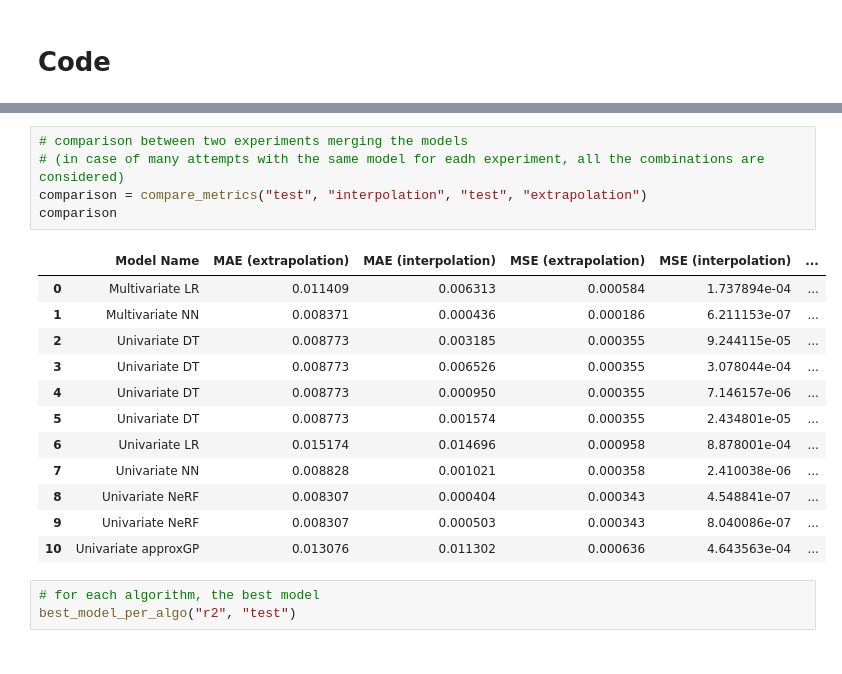
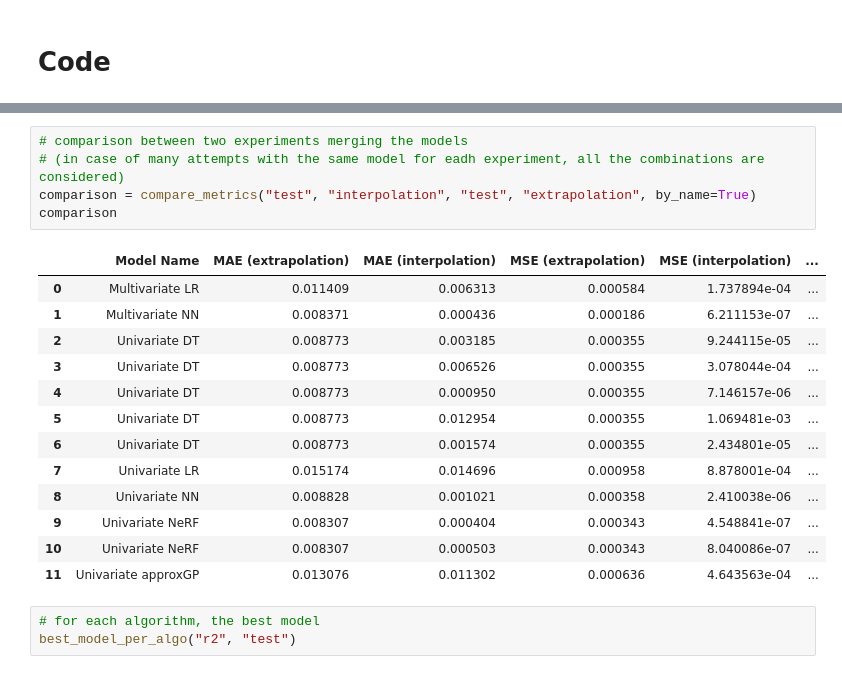
Before and after one commit to NiccoloMorabito/Ainslie-surrogate, a Jupyter notebook: result_analysis.ipynb, the cells around one changed output, grey strips where cells are left out. Cells and saved outputs as stored; diff of their text form.

```diff
--- a/result_analysis.ipynb
+++ b/result_analysis.ipynb
@@ -464,21 +539,22 @@ df
 # %%
 # comparison between two experiments merging the models
 # (in case of many attempts with the same model for eadh experiment, all the combinations are considered)
-comparison = compare_metrics("test", "interpolation", "test", "extrapolation")
+comparison = compare_metrics("test", "interpolation", "test", "extrapolation", by_name=True)
 comparison
 # %% [output]
 |  | Model Name | MAE (extrapolation) | MAE (interpolation) | MSE (extrapolation) | MSE (interpolation) | ... |
 | 0 | Multivariate LR | 0.011409 | 0.006313 | 0.000584 | 1.737894e-04 | ... |
 | 1 | Multivariate NN | 0.008371 | 0.000436 | 0.000186 | 6.211153e-07 | ... |
 | 2 | Univariate DT | 0.008773 | 0.003185 | 0.000355 | 9.244115e-05 | ... |
 | 3 | Univariate DT | 0.008773 | 0.006526 | 0.000355 | 3.078044e-04 | ... |
 | 4 | Univariate DT | 0.008773 | 0.000950 | 0.000355 | 7.146157e-06 | ... |
-| 5 | Univariate DT | 0.008773 | 0.001574 | 0.000355 | 2.434801e-05 | ... |
-| 6 | Univariate LR | 0.015174 | 0.014696 | 0.000958 | 8.878001e-04 | ... |
-| 7 | Univariate NN | 0.008828 | 0.001021 | 0.000358 | 2.410038e-06 | ... |
-| 8 | Univariate NeRF | 0.008307 | 0.000404 | 0.000343 | 4.548841e-07 | ... |
-| 9 | Univariate NeRF | 0.008307 | 0.000503 | 0.000343 | 8.040086e-07 | ... |
-| 10 | Univariate approxGP | 0.013076 | 0.011302 | 0.000636 | 4.643563e-04 | ... |
+| 5 | Univariate DT | 0.008773 | 0.012954 | 0.000355 | 1.069481e-03 | ... |
+| 6 | Univariate DT | 0.008773 | 0.001574 | 0.000355 | 2.434801e-05 | ... |
+| 7 | Univariate LR | 0.015174 | 0.014696 | 0.000958 | 8.878001e-04 | ... |
+| 8 | Univariate NN | 0.008828 | 0.001021 | 0.000358 | 2.410038e-06 | ... |
+| 9 | Univariate NeRF | 0.008307 | 0.000404 | 0.000343 | 4.548841e-07 | ... |
+| 10 | Univariate NeRF | 0.008307 | 0.000503 | 0.000343 | 8.040086e-07 | ... |
+| 11 | Univariate approxGP | 0.013076 | 0.011302 | 0.000636 | 4.643563e-04 | ... |
 # %%
 # for each algorithm, the best model
 best_model_per_algo("r2", "test")
```
Also changed, not shown: parts of 13 cells of this notebook, 2 other files.
